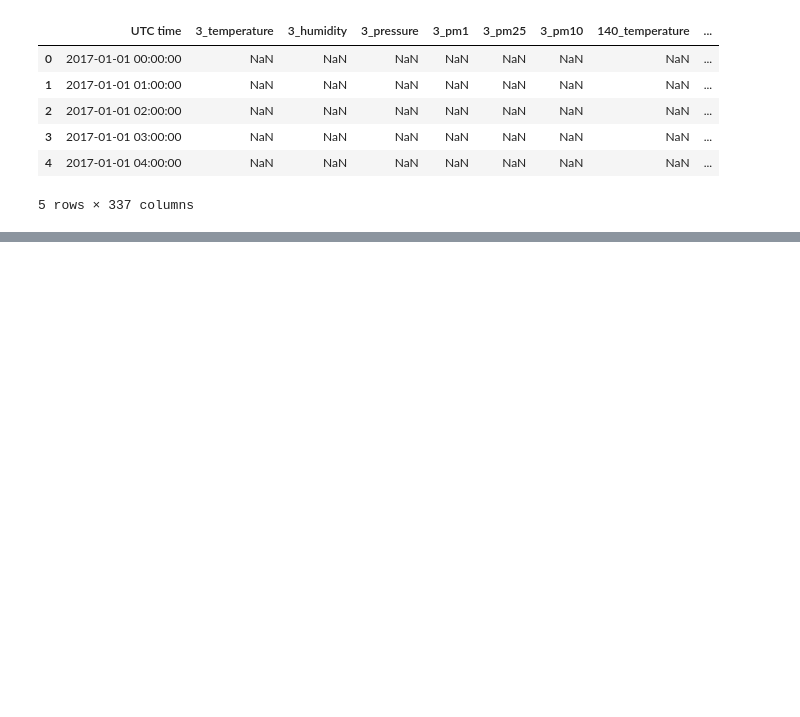
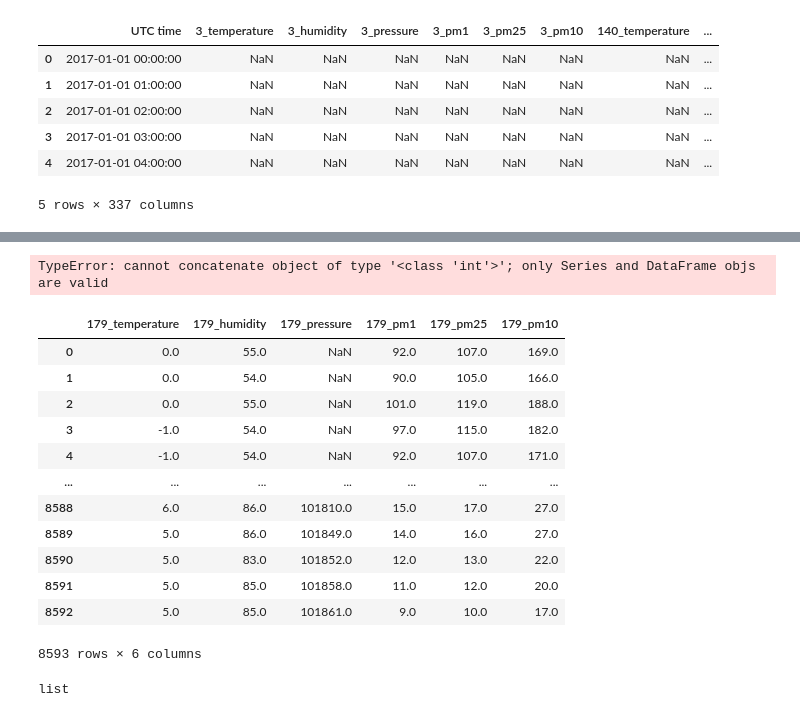
Before and after one commit to dan-ski/Air_quality, a Jupyter notebook: Air quality data preprocessing and analysis.ipynb, the cells around one changed output, grey strips where cells are left out. Saved outputs shown, nothing was run; the diff lists cells and outputs as text; code cells hidden in the pictures; blank space fills up the shorter version.

```diff
--- a/Air quality data preprocessing and analysis.ipynb
+++ b/Air quality data preprocessing and analysis.ipynb
@@ -354,0 +313,3 @@ TypeError: cannot concatenate object of type '<class 'list'>'; only Series and D
+# %%
+id_series = pd.Series(int(sensor_ids[0]), index=range(len(df['UTC time'])))
+id_series
@@ -354,0 +329,29 @@ TypeError: cannot concatenate object of type '<class 'list'>'; only Series and D
+# %%
+data_for_frame = list[id_series, df['UTC time'], New_frame_series]
+
+data_for_frame = list(id_series)+list(df['UTC time'])+New_frame_series
+
+
+df_179 = pd.concat(data_for_frame, axis=1)
+# %% [output]
+TypeError: cannot concatenate object of type '<class 'int'>'; only Series and DataFrame objs are valid
+# %%
+df_179
+# %% [output]
+|  | 179_temperature | 179_humidity | 179_pressure | 179_pm1 | 179_pm25 | 179_pm10 |
+| 0 | 0.0 | 55.0 | NaN | 92.0 | 107.0 | 169.0 |
+| 1 | 0.0 | 54.0 | NaN | 90.0 | 105.0 | 166.0 |
+| 2 | 0.0 | 55.0 | NaN | 101.0 | 119.0 | 188.0 |
+| 3 | -1.0 | 54.0 | NaN | 97.0 | 115.0 | 182.0 |
+| 4 | -1.0 | 54.0 | NaN | 92.0 | 107.0 | 171.0 |
+| ... | ... | ... | ... | ... | ... | ... |
+| 8588 | 6.0 | 86.0 | 101810.0 | 15.0 | 17.0 | 27.0 |
+| 8589 | 5.0 | 86.0 | 101849.0 | 14.0 | 16.0 | 27.0 |
+| 8590 | 5.0 | 83.0 | 101852.0 | 12.0 | 13.0 | 22.0 |
+| 8591 | 5.0 | 85.0 | 101858.0 | 11.0 | 12.0 | 20.0 |
+| 8592 | 5.0 | 85.0 | 101861.0 | 9.0 | 10.0 | 17.0 |
+8593 rows × 6 columns
+# %%
+type(New_frame_series)
+# %% [output]
+list
```
Also changed, not shown: parts of 19 cells of this notebook.
